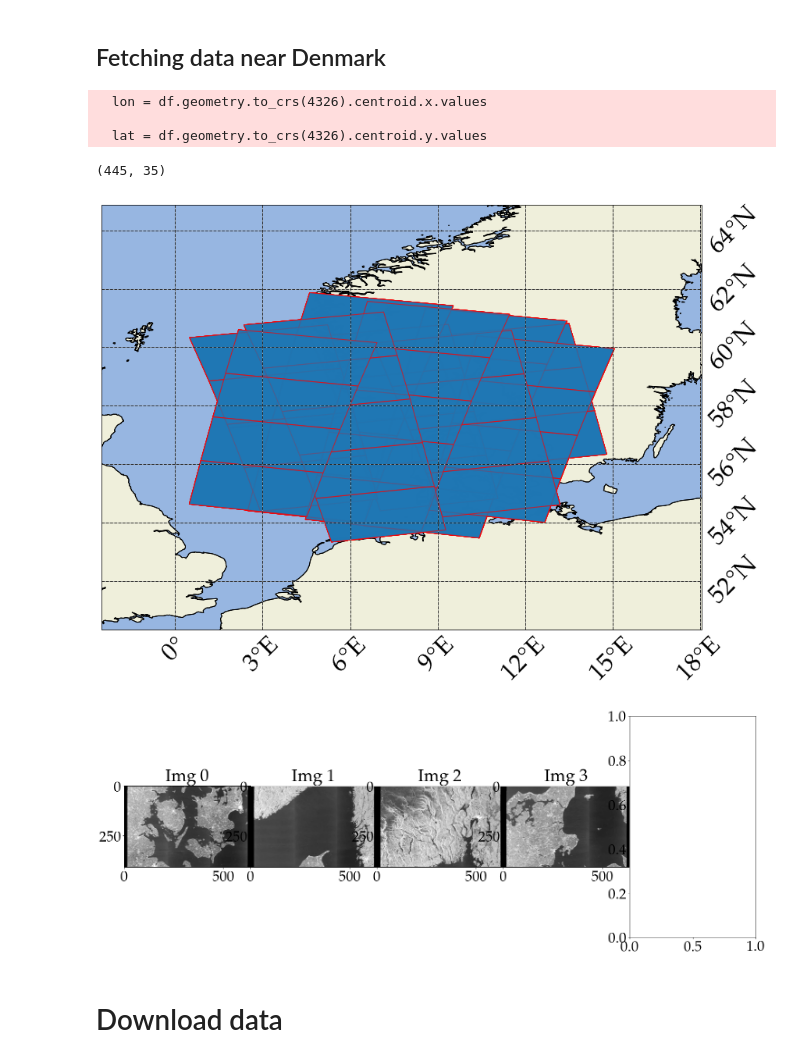
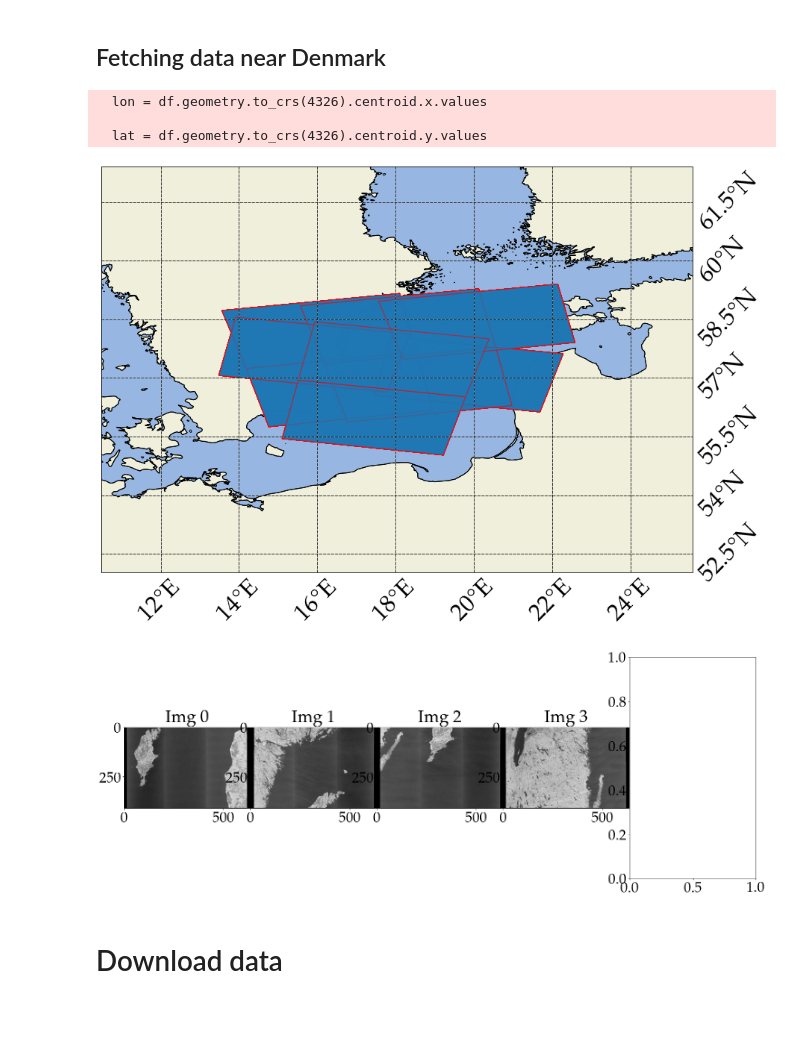
Before and after one commit to aalling93/Sentinel_1_python, a Jupyter notebook: examples/download_sentinel1_grd.ipynb, the cells around one changed output. Drawn from its saved outputs; the diff is of its cells as text; code cells hidden in the pictures; blank space fills up the shorter version.

```diff
--- a/examples/download_sentinel1_grd.ipynb
+++ b/examples/download_sentinel1_grd.ipynb
@@ -23,19 +27,19 @@ from sentinel_download import Sentinel_metadata, Satellite_download
 ## Fetching data near Denmark
 # %%
 with Sentinel_metadata() as met:
-    met.area([5,10,55,60])
-    met.get_metadata(sensor='s1_grd',start_data='20220109',end_date='20220512')
-    print(met.products_df.shape)
+    met.area([17.9,18,56.7,58])
+    met.get_metadata(sensor='s1_grd',start_data='20220109',end_date='20221010')
     met.iw() #filer so we only have IW
     met.plot_image_areas() # Showing extent of images
-    met.show_cross_pol(4) # Plotting the 5 first images.
 # %% [output]
   lon = df.geometry.to_crs(4326).centroid.x.values
 
   lat = df.geometry.to_crs(4326).centroid.y.values
-(445, 35)
-[figure, old version]
+[figure, new version]
-[figure, removed]
+# %%
+met.show_cross_pol(4)
+# %% [output]
+[figure, added]
 # %% [markdown]
 # Download data
 # %% [markdown]
```
Also changed, not shown: parts of 5 cells of this notebook, 35 other files.
